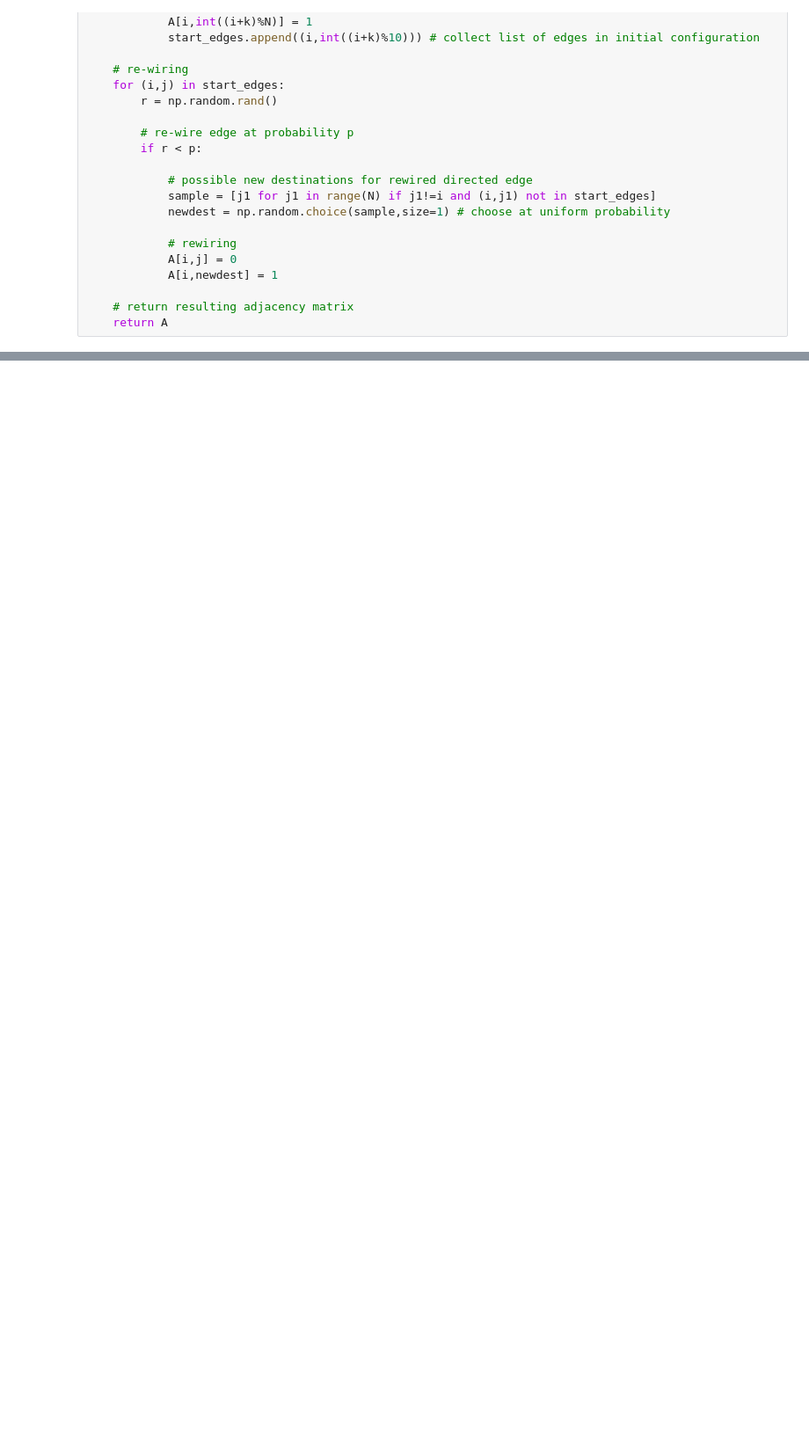
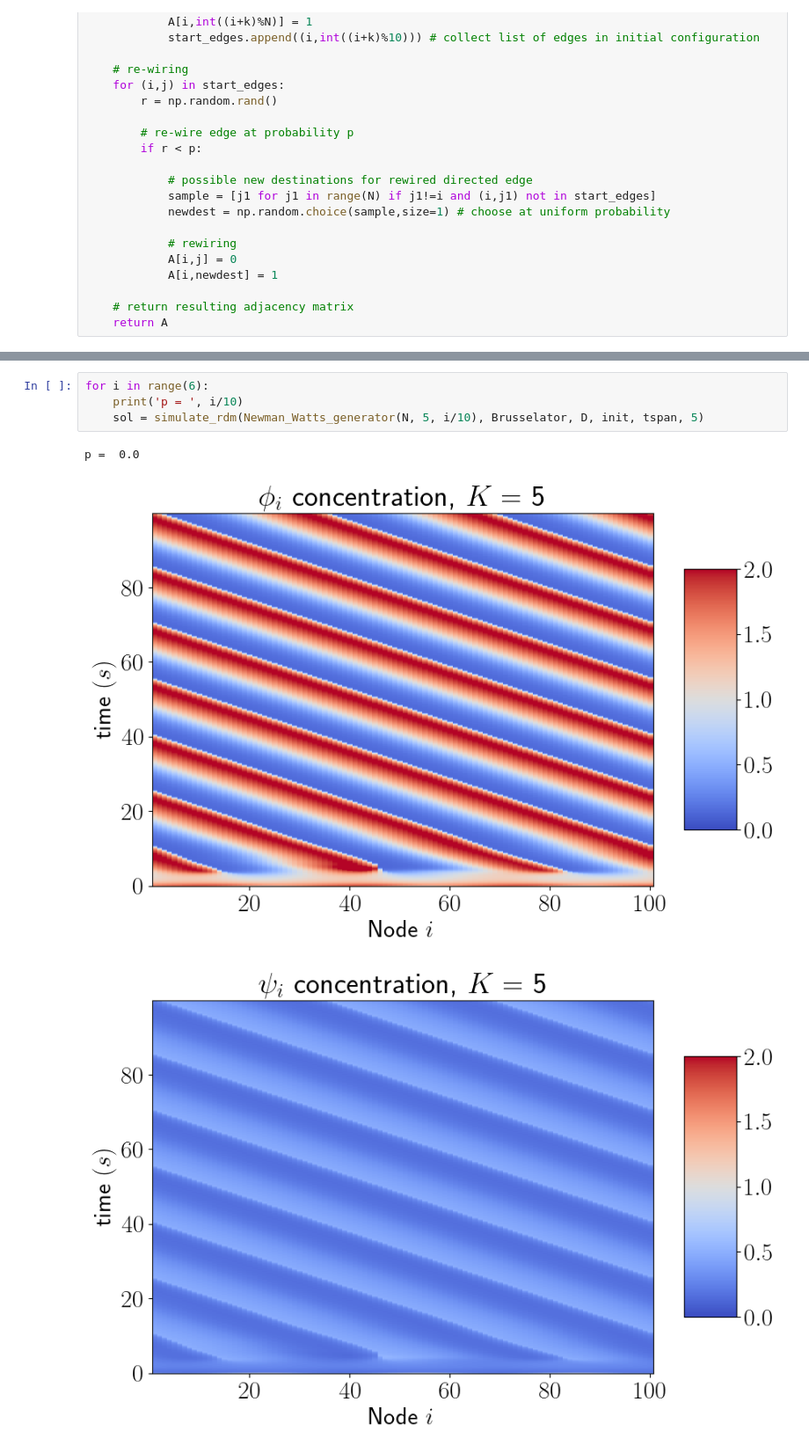
Before and after one commit to ndoyle815/Dynamical-processes-on-networks, a Jupyter notebook: Brusselator_model.ipynb, the cells around one changed output, grey strips where cells are left out. Shown at 88% size. Saved outputs shown, nothing was run; the diff lists cells and outputs as text; blank space fills up the shorter version.

```diff
--- a/Brusselator_model.ipynb
+++ b/Brusselator_model.ipynb
@@ -209,0 +173,8 @@ sol = simulate_rdm(A, f1, f2, D, init, tspan)
+# %%
+for i in range(6):
+    print('p = ', i/10)
+    sol = simulate_rdm(Newman_Watts_generator(N, 5, i/10), Brusselator, D, init, tspan, 5)
+# %% [output]
+p =  0.0
+[figure, added]
+[figure, added]
```
Also changed, not shown: parts of 13 cells of this notebook.
